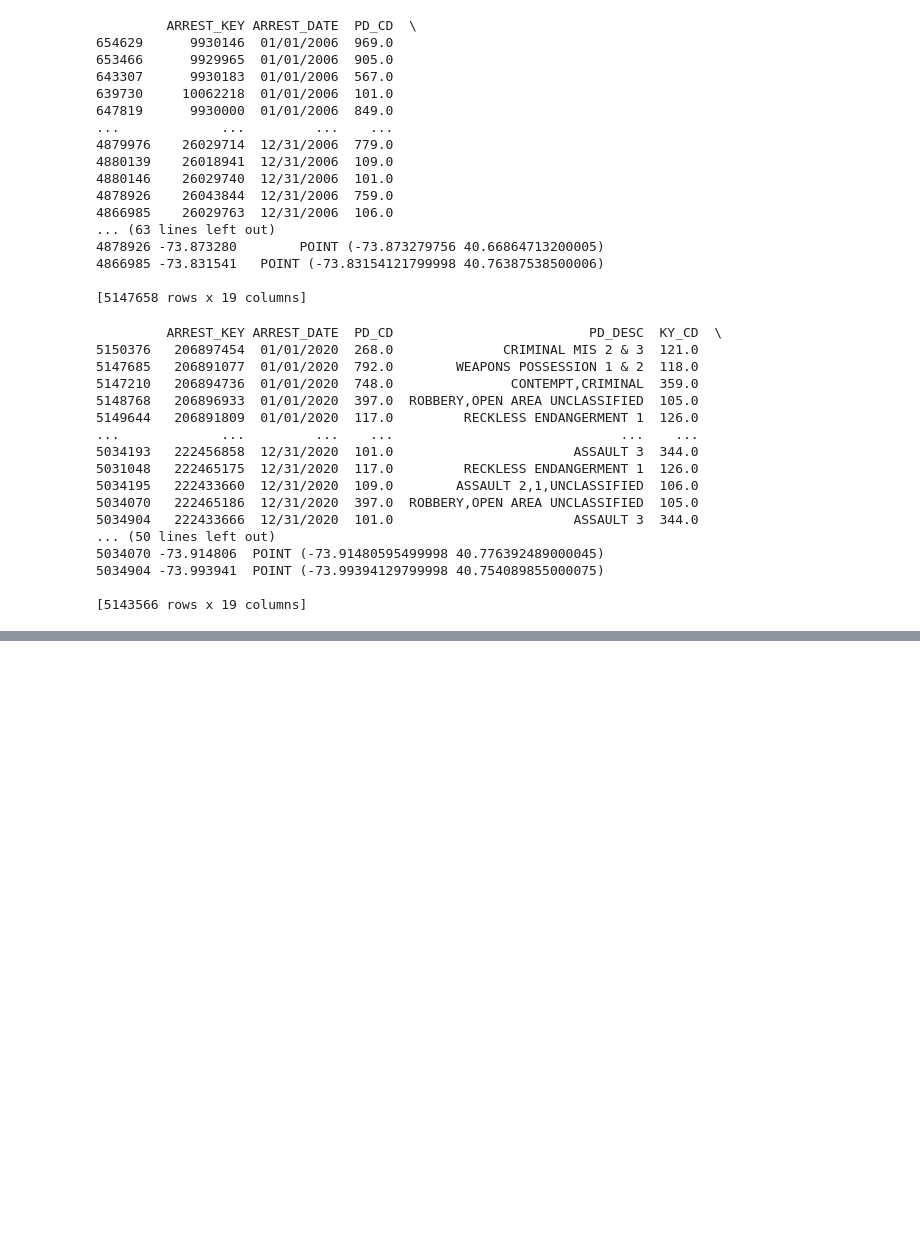
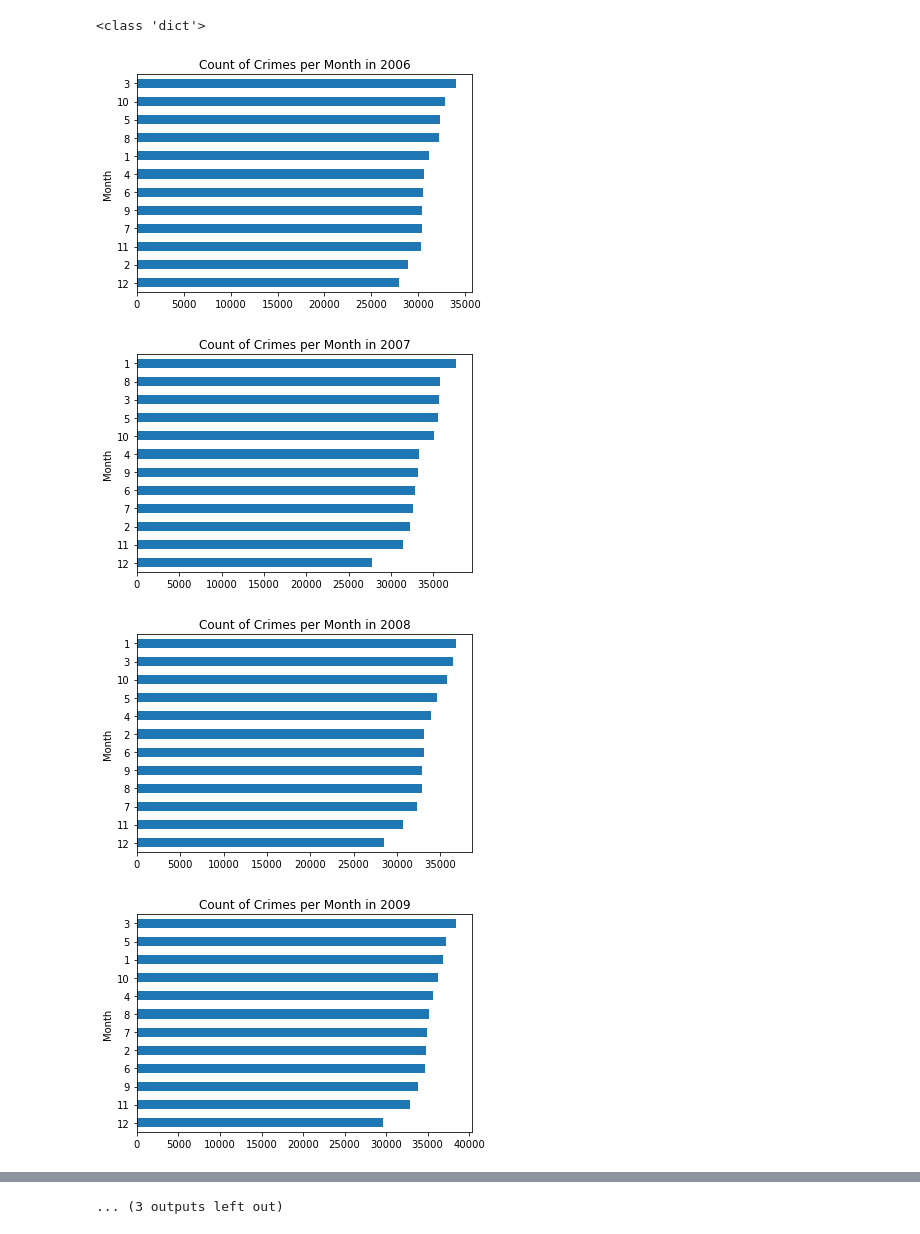
Before and after one commit to KevinSong0428/NewYorkCrimeClassification, a Jupyter notebook: Data.ipynb, the cells around one changed output, grey strips where cells are left out. Drawn from its saved outputs; the diff is of its cells as text; code cells hidden in the pictures; blank space fills up the shorter version.

Commit message:
crimes over time and crimes per month per year

```diff
--- a/Data.ipynb
+++ b/Data.ipynb
@@ -2,7 +2,14 @@
 # need to clean data first
 import pandas as pd
 import numpy as np
+import datetime as dt
 
-df = pd.read_csv("NYPD_Arrests_Data__Historic_.csv")
-print(df)
-#print(df.head())
+df = pd.read_csv("NYPD_Arrests_Data__Historic_.csv",low_memory = False)
+df = df.dropna(subset=['PD_DESC','OFNS_DESC'])
+df['ARREST_DATE'] = pd.to_datetime(df['ARREST_DATE'])
+#removed rows with latitude less than 41 because outside of new york city boroughs
+df = df.loc[df['Latitude']<41]
+#convert ARREST_DATE column to a datetime type
+df_years={}
+for i in range(2006,2021):
+    df_years[i] = df[df['ARREST_DATE'].dt.year == i]
@@ -128,40 +45,8 @@ Completed
-# %%
-print(df_years['2006'])
-# %% [output]
-         ARREST_KEY ARREST_DATE  PD_CD  \
-654629      9930146  01/01/2006  969.0
-653466      9929965  01/01/2006  905.0
-643307      9930183  01/01/2006  567.0
-639730     10062218  01/01/2006  101.0
-647819      9930000  01/01/2006  849.0
-...             ...         ...    ...
-4879976    26029714  12/31/2006  779.0
-4880139    26018941  12/31/2006  109.0
-4880146    26029740  12/31/2006  101.0
-4878926    26043844  12/31/2006  759.0
-4866985    26029763  12/31/2006  106.0
-... (63 lines left out)
-4878926 -73.873280        POINT (-73.873279756 40.66864713200005)
-4866985 -73.831541   POINT (-73.83154121799998 40.76387538500006)
-
-[5147658 rows x 19 columns]
-# %%
-print(df_years['2020'])
-# %% [output]
-         ARREST_KEY ARREST_DATE  PD_CD                         PD_DESC  KY_CD  \
-5150376   206897454  01/01/2020  268.0              CRIMINAL MIS 2 & 3  121.0
-5147685   206891077  01/01/2020  792.0        WEAPONS POSSESSION 1 & 2  118.0
-5147210   206894736  01/01/2020  748.0               CONTEMPT,CRIMINAL  359.0
-5148768   206896933  01/01/2020  397.0  ROBBERY,OPEN AREA UNCLASSIFIED  105.0
-5149644   206891809  01/01/2020  117.0         RECKLESS ENDANGERMENT 1  126.0
-...             ...         ...    ...                             ...    ...
-5034193   222456858  12/31/2020  101.0                       ASSAULT 3  344.0
-5031048   222465175  12/31/2020  117.0         RECKLESS ENDANGERMENT 1  126.0
-5034195   222433660  12/31/2020  109.0        ASSAULT 2,1,UNCLASSIFIED  106.0
-5034070   222465186  12/31/2020  397.0  ROBBERY,OPEN AREA UNCLASSIFIED  105.0
-5034904   222433666  12/31/2020  101.0                       ASSAULT 3  344.0
-... (50 lines left out)
-5034070 -73.914806  POINT (-73.91480595499998 40.776392489000045)
-5034904 -73.993941  POINT (-73.99394129799998 40.754089855000075)
-
-[5143566 rows x 19 columns]
+# %%
+df_2007 = df_years[2007]
+print(type(df_years))
+#for year in df_years:
+    #print(df_years[year].head())
+unique_ofns = df_2007['OFNS_DESC'].unique()
+# %% [output]
+<class 'dict'>
@@ -167,0 +75,14 @@ print(df_years['2020'])
+# %%
+daily_crime = df.groupby('ARREST_DATE')["ARREST_DATE"].count()
+#print(daily_crime)
+crimes_per_year = df.groupby([df["ARREST_DATE"].dt.year])["ARREST_DATE"].count()
+#print(crimes_per_year)
+crimes_per_month = df.groupby([df["ARREST_DATE"].dt.year.rename("YEAR"), df["ARREST_DATE"].dt.month.rename("Month")])["ARREST_DATE"].count().sort_values()
+for year in range(2006, 2021):
+    model = crimes_per_month[year].plot(kind = "barh", title = f"Count of Crimes per Month in {str(year)}")
+    plt.show()
+# %% [output]
+[figure, added]
+[figure, added]
+[figure, added]
+[figure, added]
@@ -167,0 +97 @@ print(df_years['2020'])
+... (3 outputs left out)
```
Also changed, not shown: parts of 9 cells of this notebook.
